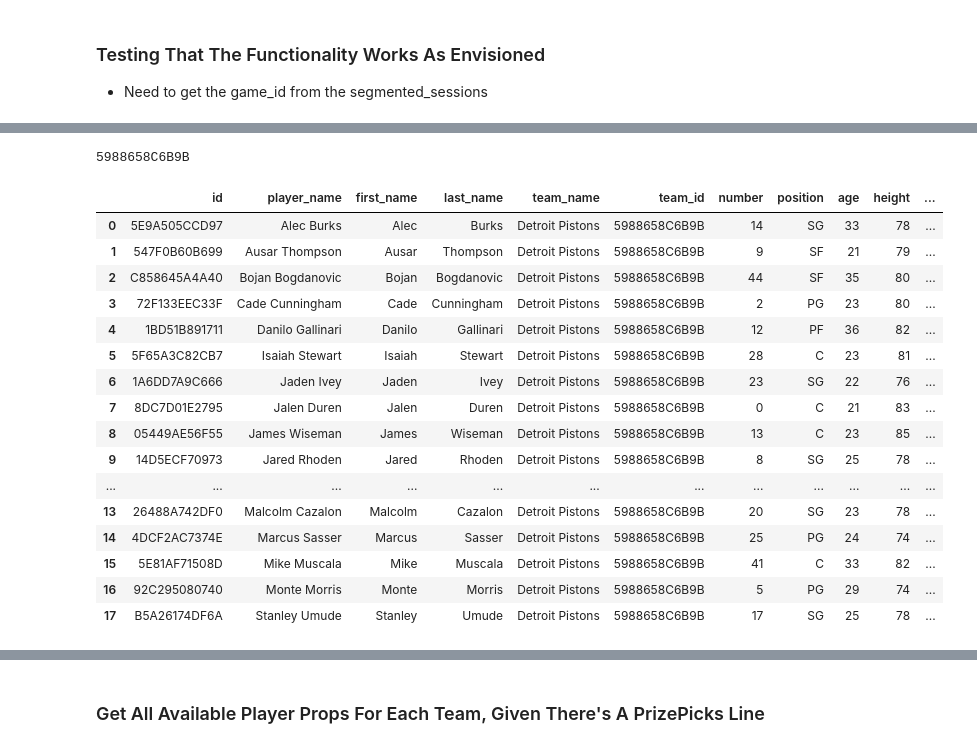
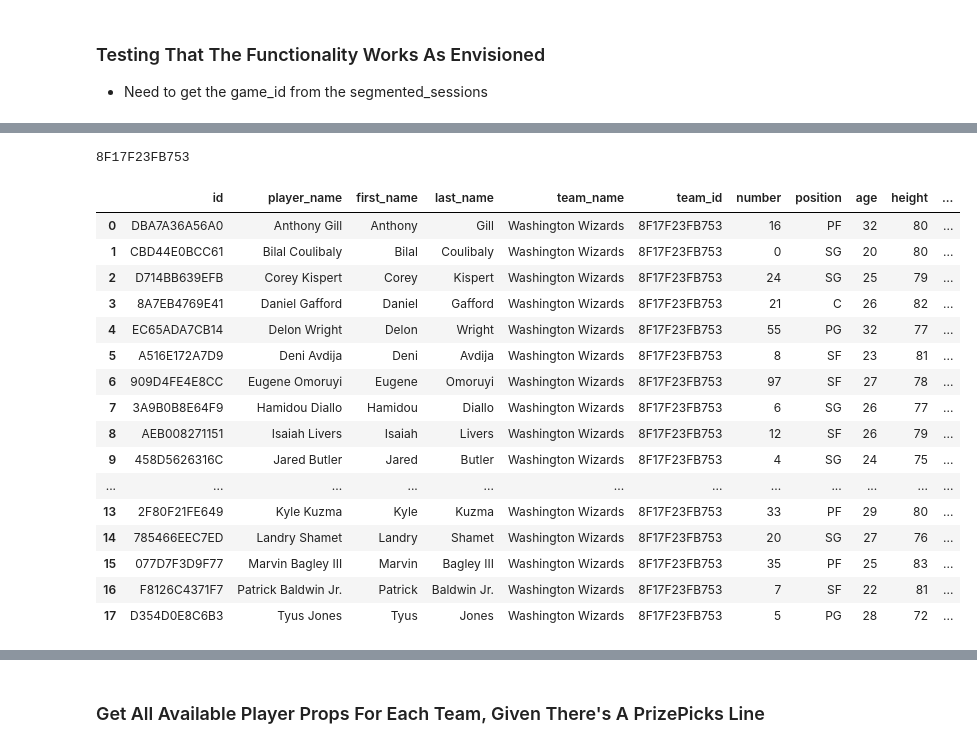
Before and after one commit to nate2427/OddsJam-Sports-Betting-Strategies, a Jupyter notebook: betting.ipynb, the cells around one changed output, grey strips where cells are left out. Drawn from its saved outputs; the diff is of its cells as text; code cells hidden in the pictures.

```diff
--- a/betting.ipynb
+++ b/betting.ipynb
@@ -170,22 +175,22 @@ display(segmented_sessions[0])
 # %%
-get_players_from_specific_team(segmented_sessions[0].loc[0, 'home_team_id'])
+get_players_from_specific_team(segmented_sessions[1].iloc[0]['home_team_id'])
 # %% [output]
-5988658C6B9B
+8F17F23FB753
 |  | id | player_name | first_name | last_name | team_name | team_id | number | position | age | height | ... |
-| 0 | 5E9A505CCD97 | Alec Burks | Alec | Burks | Detroit Pistons | 5988658C6B9B | 14 | SG | 33 | 78 | ... |
-| 1 | 547F0B60B699 | Ausar Thompson | Ausar | Thompson | Detroit Pistons | 5988658C6B9B | 9 | SF | 21 | 79 | ... |
-| 2 | C858645A4A40 | Bojan Bogdanovic | Bojan | Bogdanovic | Detroit Pistons | 5988658C6B9B | 44 | SF | 35 | 80 | ... |
-| 3 | 72F133EEC33F | Cade Cunningham | Cade | Cunningham | Detroit Pistons | 5988658C6B9B | 2 | PG | 23 | 80 | ... |
-| 4 | 1BD51B891711 | Danilo Gallinari | Danilo | Gallinari | Detroit Pistons | 5988658C6B9B | 12 | PF | 36 | 82 | ... |
-| 5 | 5F65A3C82CB7 | Isaiah Stewart | Isaiah | Stewart | Detroit Pistons | 5988658C6B9B | 28 | C | 23 | 81 | ... |
-| 6 | 1A6DD7A9C666 | Jaden Ivey | Jaden | Ivey | Detroit Pistons | 5988658C6B9B | 23 | SG | 22 | 76 | ... |
-| 7 | 8DC7D01E2795 | Jalen Duren | Jalen | Duren | Detroit Pistons | 5988658C6B9B | 0 | C | 21 | 83 | ... |
-| 8 | 05449AE56F55 | James Wiseman | James | Wiseman | Detroit Pistons | 5988658C6B9B | 13 | C | 23 | 85 | ... |
-| 9 | 14D5ECF70973 | Jared Rhoden | Jared | Rhoden | Detroit Pistons | 5988658C6B9B | 8 | SG | 25 | 78 | ... |
+| 0 | DBA7A36A56A0 | Anthony Gill | Anthony | Gill | Washington Wizards | 8F17F23FB753 | 16 | PF | 32 | 80 | ... |
+| 1 | CBD44E0BCC61 | Bilal Coulibaly | Bilal | Coulibaly | Washington Wizards | 8F17F23FB753 | 0 | SG | 20 | 80 | ... |
+| 2 | D714BB639EFB | Corey Kispert | Corey | Kispert | Washington Wizards | 8F17F23FB753 | 24 | SG | 25 | 79 | ... |
+| 3 | 8A7EB4769E41 | Daniel Gafford | Daniel | Gafford | Washington Wizards | 8F17F23FB753 | 21 | C | 26 | 82 | ... |
+| 4 | EC65ADA7CB14 | Delon Wright | Delon | Wright | Washington Wizards | 8F17F23FB753 | 55 | PG | 32 | 77 | ... |
+| 5 | A516E172A7D9 | Deni Avdija | Deni | Avdija | Washington Wizards | 8F17F23FB753 | 8 | SF | 23 | 81 | ... |
+| 6 | 909D4FE4E8CC | Eugene Omoruyi | Eugene | Omoruyi | Washington Wizards | 8F17F23FB753 | 97 | SF | 27 | 78 | ... |
+| 7 | 3A9B0B8E64F9 | Hamidou Diallo | Hamidou | Diallo | Washington Wizards | 8F17F23FB753 | 6 | SG | 26 | 77 | ... |
+| 8 | AEB008271151 | Isaiah Livers | Isaiah | Livers | Washington Wizards | 8F17F23FB753 | 12 | SF | 26 | 79 | ... |
+| 9 | 458D5626316C | Jared Butler | Jared | Butler | Washington Wizards | 8F17F23FB753 | 4 | SG | 24 | 75 | ... |
 | ... | ... | ... | ... | ... | ... | ... | ... | ... | ... | ... | ... |
-| 13 | 26488A742DF0 | Malcolm Cazalon | Malcolm | Cazalon | Detroit Pistons | 5988658C6B9B | 20 | SG | 23 | 78 | ... |
-| 14 | 4DCF2AC7374E | Marcus Sasser | Marcus | Sasser | Detroit Pistons | 5988658C6B9B | 25 | PG | 24 | 74 | ... |
-| 15 | 5E81AF71508D | Mike Muscala | Mike | Muscala | Detroit Pistons | 5988658C6B9B | 41 | C | 33 | 82 | ... |
-| 16 | 92C295080740 | Monte Morris | Monte | Morris | Detroit Pistons | 5988658C6B9B | 5 | PG | 29 | 74 | ... |
-| 17 | B5A26174DF6A | Stanley Umude | Stanley | Umude | Detroit Pistons | 5988658C6B9B | 17 | SG | 25 | 78 | ... |
+| 13 | 2F80F21FE649 | Kyle Kuzma | Kyle | Kuzma | Washington Wizards | 8F17F23FB753 | 33 | PF | 29 | 80 | ... |
+| 14 | 785466EEC7ED | Landry Shamet | Landry | Shamet | Washington Wizards | 8F17F23FB753 | 20 | SG | 27 | 76 | ... |
+| 15 | 077D7F3D9F77 | Marvin Bagley III | Marvin | Bagley III | Washington Wizards | 8F17F23FB753 | 35 | PF | 25 | 83 | ... |
+| 16 | F8126C4371F7 | Patrick Baldwin Jr. | Patrick | Baldwin Jr. | Washington Wizards | 8F17F23FB753 | 7 | SF | 22 | 81 | ... |
+| 17 | D354D0E8C6B3 | Tyus Jones | Tyus | Jones | Washington Wizards | 8F17F23FB753 | 5 | PG | 28 | 72 | ... |
 # %%
```
Also changed, not shown: parts of 11 cells of this notebook.
